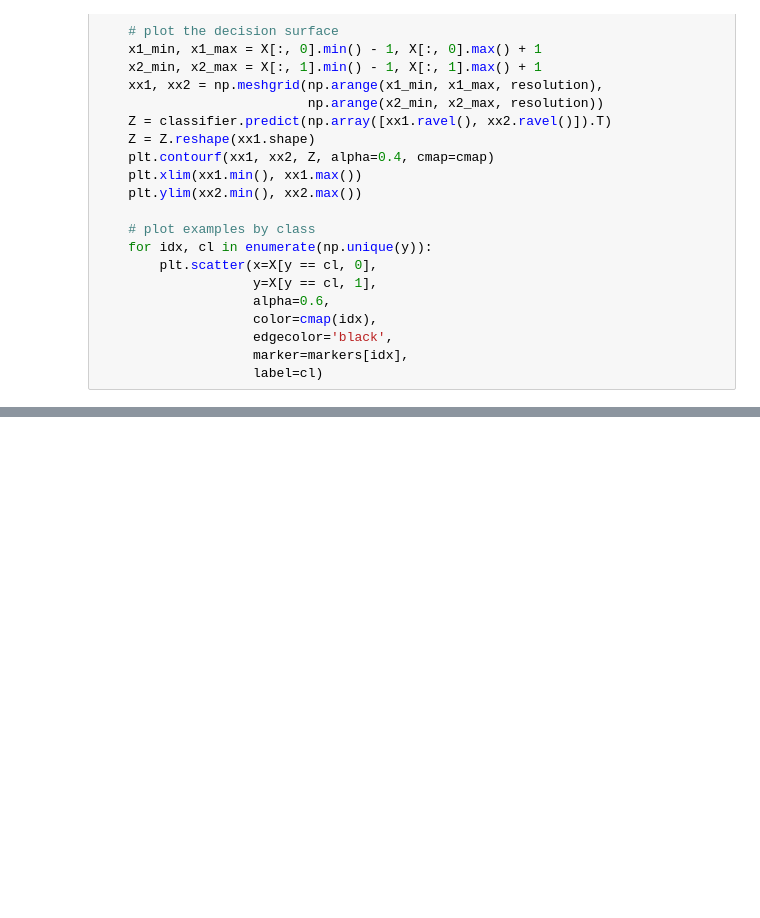
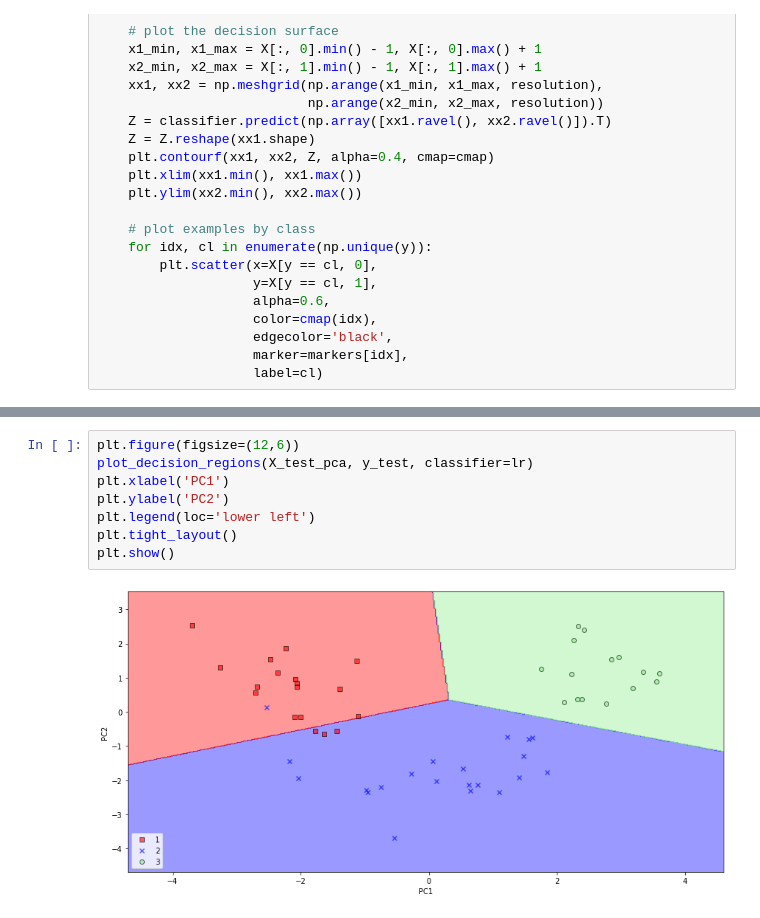
Before and after one commit to willianpina/Machine_Learning_Studies, a Jupyter notebook: Compreendendo os dados via redução de dimensionalidade.ipynb, the cells around one changed output, grey strips where cells are left out. Cells and saved outputs as stored; diff of their text form; blank space fills up the shorter version.

```diff
--- a/Compreendendo os dados via redução de dimensionalidade.ipynb
+++ b/Compreendendo os dados via redução de dimensionalidade.ipynb
@@ -250,0 +274,10 @@ def plot_decision_regions(X, y, classifier, resolution=0.02):
+# %%
+plt.figure(figsize=(12,6))
+plot_decision_regions(X_test_pca, y_test, classifier=lr)
+plt.xlabel('PC1')
+plt.ylabel('PC2')
+plt.legend(loc='lower left')
+plt.tight_layout()
+plt.show()
+# %% [output]
+[figure, added]
```
Also changed, not shown: parts of 12 cells of this notebook.
